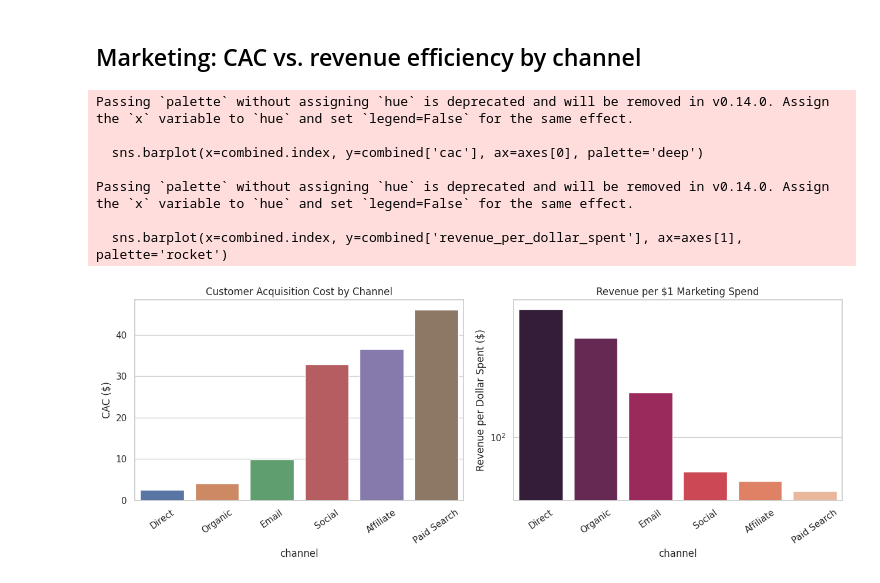
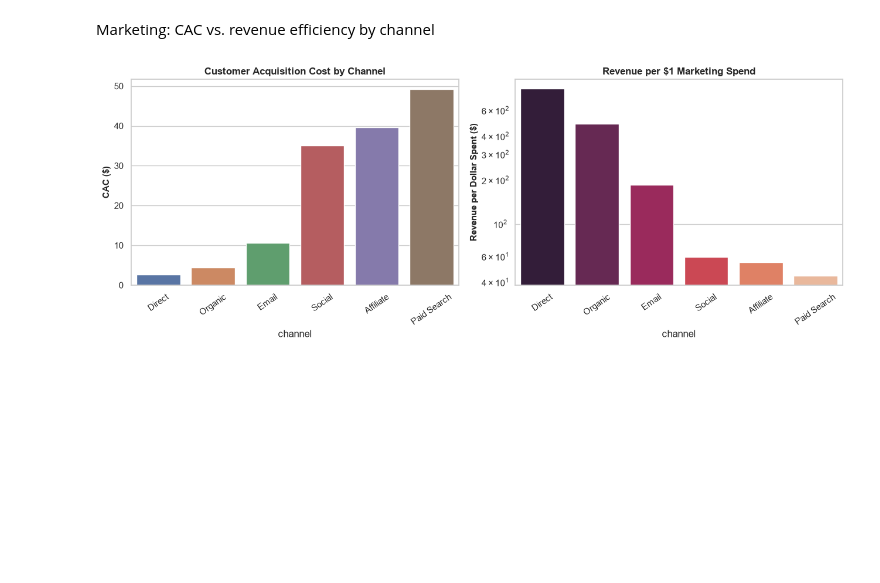
Before and after one commit to ravi020410/retail-ecommerce-sales-analytics, a Jupyter notebook: notebooks/04_visualization.ipynb, the cells around one changed output. Saved outputs shown, nothing was run; the diff lists cells and outputs as text; code cells hidden in the pictures; blank space fills up the shorter version.

```diff
--- a/notebooks/04_visualization.ipynb
+++ b/notebooks/04_visualization.ipynb
@@ -73,30 +87,30 @@ Passing `palette` without assigning `hue` is deprecated and will be removed in v
 # %% [markdown]
-## Marketing: CAC vs. revenue efficiency by channel
+Marketing: CAC vs. revenue efficiency by channel
 # %%
 cac_df = pd.DataFrame(results['Q13']['sample']).set_index('channel')
 eff_df = pd.DataFrame(results['Q14']['sample']).set_index('channel')
+
 combined = cac_df[['cac']].join(eff_df[['revenue_per_dollar_spent']]).sort_values('cac')
 
-fig, axes = plt.subplots(1, 2, figsize=(13,5))
-sns.barplot(x=combined.index, y=combined['cac'], ax=axes[0], palette='deep')
-axes[0].set_title('Customer Acquisition Cost by Channel')
-axes[0].set_ylabel('CAC ($)')
+fig,axes = plt.subplots(1,2,figsize=(13,5))
+
+# --- LEFT CHART (axes[0]): Customer Acquisition Cost (CAC) ---
+sns.barplot(x=combined.index, y=combined['cac'], ax=axes[0], hue=combined.index, palette='deep', legend=False)
+
+axes[0].set_title('Customer Acquisition Cost by Channel', fontsize=12, fontweight='bold')
+axes[0].set_ylabel('CAC ($)', fontsize=11, fontweight='bold')
 axes[0].tick_params(axis='x', rotation=35)
-sns.barplot(x=combined.index, y=combined['revenue_per_dollar_spent'], ax=axes[1], palette='rocket')
-axes[1].set_title('Revenue per $1 Marketing Spend')
-axes[1].set_ylabel('Revenue per Dollar Spent ($)')
-axes[1].set_yscale('log')
+
+# --- RIGHT CHART (axes[1]): Revenue per $1 Spend ---
+sns.barplot(x=combined.index, y=combined['revenue_per_dollar_spent'], ax=axes[1], hue=combined.index, palette='rocket', legend=False)
+axes[1].set_title('Revenue per $1 Marketing Spend', fontsize=12, fontweight='bold')
+axes[1].set_ylabel('Revenue per Dollar Spent ($)', fontsize=11, fontweight='bold')
+axes[1].set_yscale('log')  # Log scale so huge numbers don't squash smaller numbers!
 axes[1].tick_params(axis='x', rotation=35)
+
 plt.tight_layout()
-plt.savefig('visuals/cac_vs_efficiency.png', dpi=140)
+plt.savefig(r'C:\Users\ravi3\Desktop\retail_practice\visuals\cac_vs_efficiency.png', dpi=140)
 plt.show()
 # %% [output]
-Passing `palette` without assigning `hue` is deprecated and will be removed in v0.14.0. Assign the `x` variable to `hue` and set `legend=False` for the same effect.
-
-  sns.barplot(x=combined.index, y=combined['cac'], ax=axes[0], palette='deep')
-
-Passing `palette` without assigning `hue` is deprecated and will be removed in v0.14.0. Assign the `x` variable to `hue` and set `legend=False` for the same effect.
-
-  sns.barplot(x=combined.index, y=combined['revenue_per_dollar_spent'], ax=axes[1], palette='rocket')
-[figure, old version]
+[figure, new version]
 # %% [markdown]
```
Also changed, not shown: parts of 12 cells of this notebook, 4 other files.
